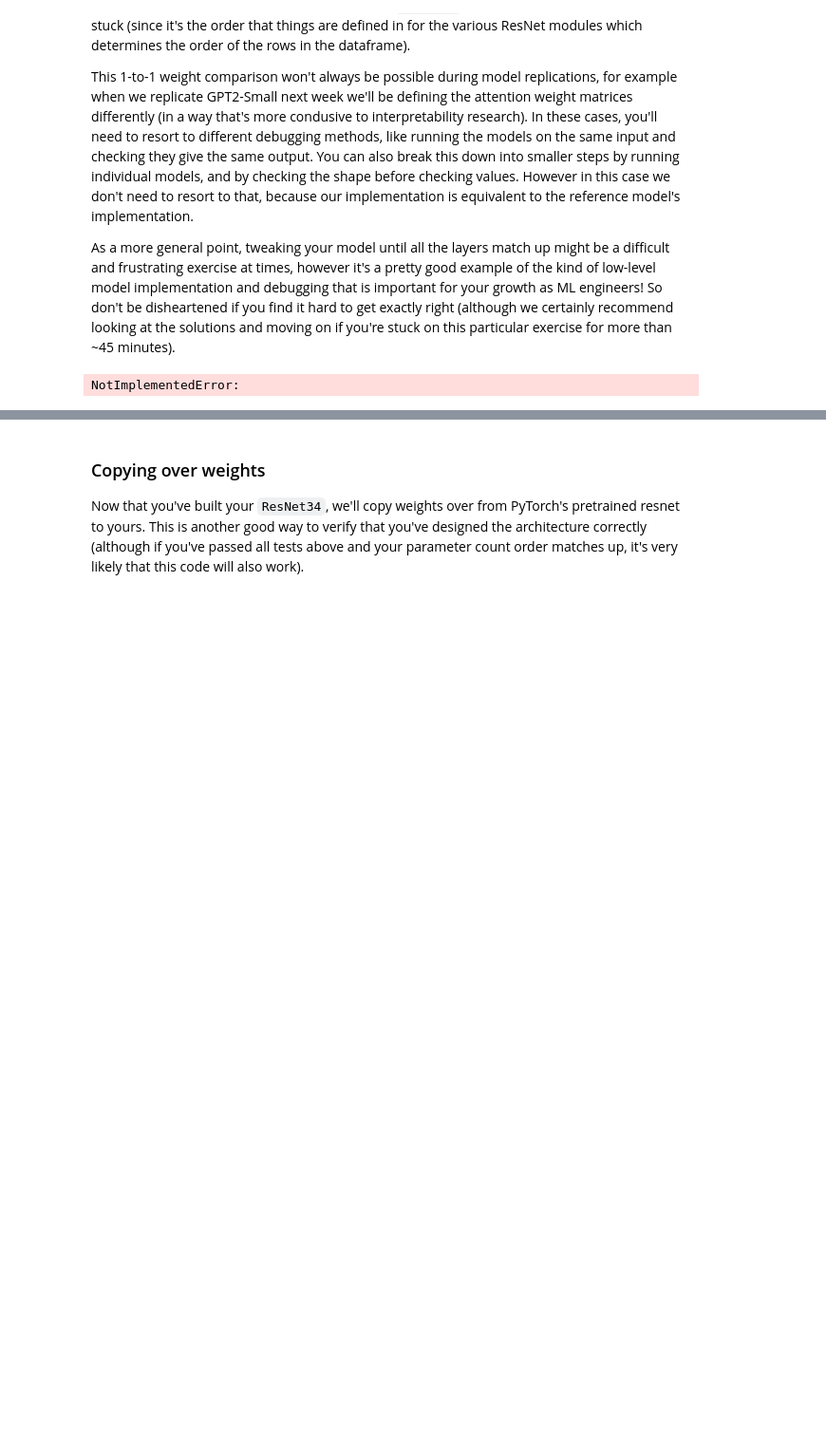
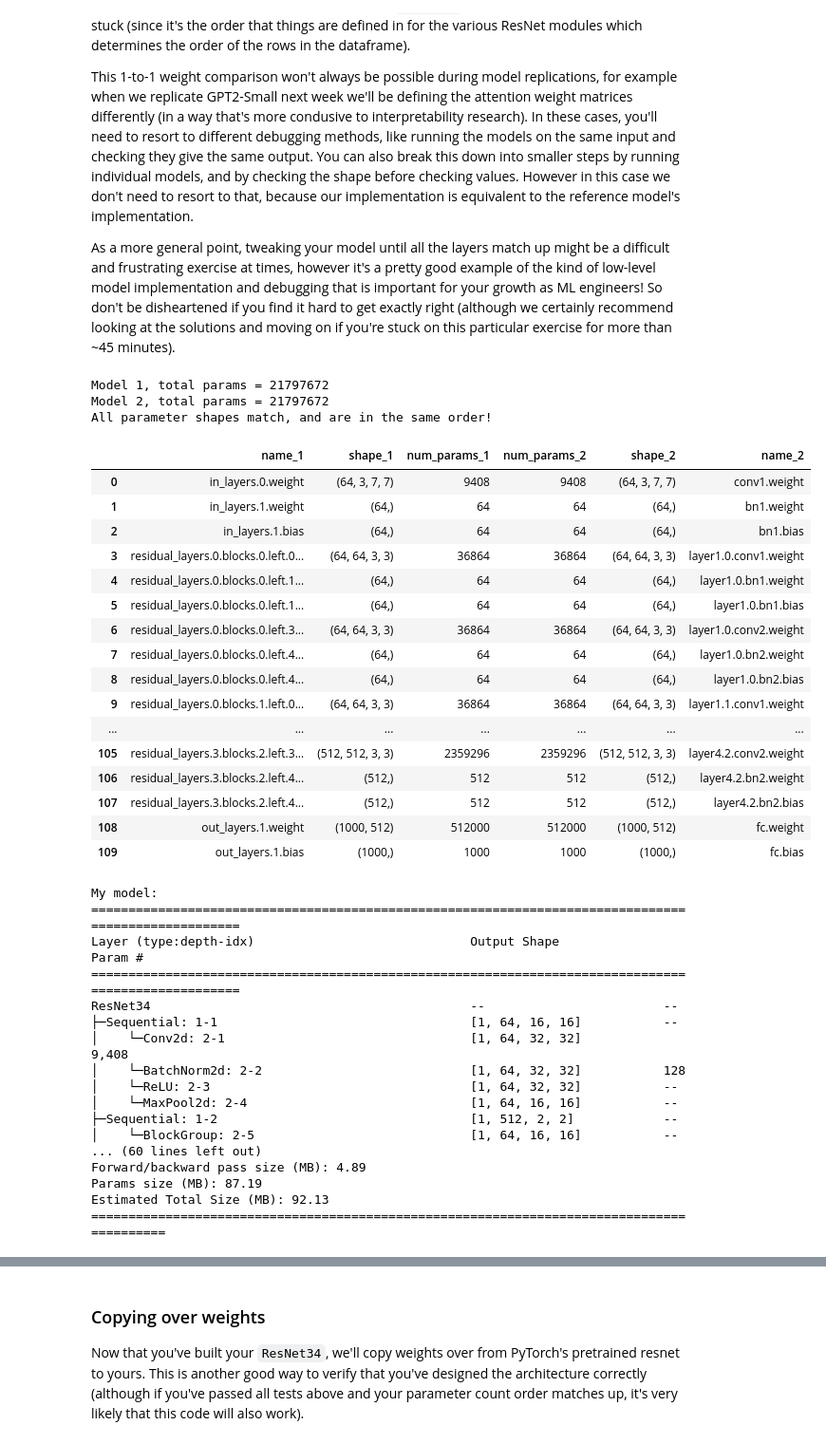
Before and after one commit to hughvd/ARENA, a Jupyter notebook: 0_2_CNNs_&_ResNets_exercises.ipynb, the cells around one changed output, grey strips where cells are left out. Shown at 95% size. Cells and saved outputs as stored; diff of their text form; code cells hidden in the pictures; blank space fills up the shorter version.

Commit message:
Finished resnet

```diff
--- a/0_2_CNNs_&_ResNets_exercises.ipynb
+++ b/0_2_CNNs_&_ResNets_exercises.ipynb
@@ -1493,7 +1493,7 @@ class BatchNorm2d(nn.Module):
           var = self.running_var
 
         # Allow for broadcasting
-        reshape = lambda x: einops.rearrange(x, "channels -> 1 channels 1 1")
+        reshape = lambda x: einops.rearrange(x, "c -> 1 c 1 1")
 
         # Remember to use pytorch funcions, not np.sqrt()!!!
         x_normed = (x - reshape(mean)) / (reshape(var) + self.eps).sqrt()
@@ -1868,37 +1868,92 @@ class ResNet34(nn.Module):
         n_blocks_per_group=[3, 4, 6, 3],
         out_features_per_group=[64, 128, 256, 512],
         first_strides_per_group=[1, 2, 2, 2],
         n_classes=1000,
     ):
         super().__init__()
         out_feats0 = 64
         self.n_blocks_per_group = n_blocks_per_group
         self.out_features_per_group = out_features_per_group
         self.first_strides_per_group = first_strides_per_group
         self.n_classes = n_classes
 
-        # YOUR CODE HERE - define all components of resnet34
-        raise NotImplementedError()
+        # Input: 1x3x64x64
+        self.in_layers = Sequential(
+            Conv2d(3, 64, 7, 2, 3), # 1x64x32x32
+            BatchNorm2d(64),
+            ReLU(),
+            MaxPool2d(3, 2) # 1x64x15x15
+        )
+        self.residual_layers = Sequential(*[
+            BlockGroup(n_blocks_per_group[i],
+                       [64, *self.out_features_per_group][i],
+                       self.out_features_per_group[i],
+                       first_strides_per_group[i]
+                       ) for i in range(len(n_blocks_per_group))
+        ])
+
+        self.out_layers = Sequential(
+            AveragePool(),
+            Linear(out_features_per_group[-1], n_classes)
+        )
 
     def forward(self, x: Tensor) -> Tensor:
         """
         x: shape (batch, channels, height, width)
         Return: shape (batch, n_classes)
         """
-        raise NotImplementedError()
+        first_block = self.in_layers(x)
+        residual_block = self.residual_layers(first_block)
+        out = self.out_layers(residual_block)
 
 
 my_resnet = ResNet34()
 
 # (1) Test via helper function `print_param_count`
 target_resnet = models.resnet34()  # without supplying a `weights` argument, we just initialize with random weights
 utils.print_param_count(my_resnet, target_resnet)
 
 # (2) Test via `torchinfo.summary`
 print("My model:", torchinfo.summary(my_resnet, input_size=(1, 3, 64, 64)), sep="\n")
 print("\nReference model:", torchinfo.summary(target_resnet, input_size=(1, 3, 64, 64), depth=2), sep="\n")
 # %% [output]
-NotImplementedError:
+Model 1, total params = 21797672
+Model 2, total params = 21797672
+All parameter shapes match, and are in the same order!
+|  | name_1 | shape_1 | num_params_1 | num_params_2 | shape_2 | name_2 |
+| 0 | in_layers.0.weight | (64, 3, 7, 7) | 9408 | 9408 | (64, 3, 7, 7) | conv1.weight |
+| 1 | in_layers.1.weight | (64,) | 64 | 64 | (64,) | bn1.weight |
+| 2 | in_layers.1.bias | (64,) | 64 | 64 | (64,) | bn1.bias |
+| 3 | residual_layers.0.blocks.0.left.0... | (64, 64, 3, 3) | 36864 | 36864 | (64, 64, 3, 3) | layer1.0.conv1.weight |
+| 4 | residual_layers.0.blocks.0.left.1... | (64,) | 64 | 64 | (64,) | layer1.0.bn1.weight |
+| 5 | residual_layers.0.blocks.0.left.1... | (64,) | 64 | 64 | (64,) | layer1.0.bn1.bias |
+| 6 | residual_layers.0.blocks.0.left.3... | (64, 64, 3, 3) | 36864 | 36864 | (64, 64, 3, 3) | layer1.0.conv2.weight |
+| 7 | residual_layers.0.blocks.0.left.4... | (64,) | 64 | 64 | (64,) | layer1.0.bn2.weight |
+| 8 | residual_layers.0.blocks.0.left.4... | (64,) | 64 | 64 | (64,) | layer1.0.bn2.bias |
+| 9 | residual_layers.0.blocks.1.left.0... | (64, 64, 3, 3) | 36864 | 36864 | (64, 64, 3, 3) | layer1.1.conv1.weight |
+| ... | ... | ... | ... | ... | ... | ... |
+| 105 | residual_layers.3.blocks.2.left.3... | (512, 512, 3, 3) | 2359296 | 2359296 | (512, 512, 3, 3) | layer4.2.conv2.weight |
+| 106 | residual_layers.3.blocks.2.left.4... | (512,) | 512 | 512 | (512,) | layer4.2.bn2.weight |
+| 107 | residual_layers.3.blocks.2.left.4... | (512,) | 512 | 512 | (512,) | layer4.2.bn2.bias |
+| 108 | out_layers.1.weight | (1000, 512) | 512000 | 512000 | (1000, 512) | fc.weight |
+| 109 | out_layers.1.bias | (1000,) | 1000 | 1000 | (1000,) | fc.bias |
+My model:
+====================================================================================================
+Layer (type:depth-idx)                             Output Shape              Param #
+====================================================================================================
+ResNet34                                           --                        --
+├─Sequential: 1-1                                  [1, 64, 16, 16]           --
+│    └─Conv2d: 2-1                                 [1, 64, 32, 32]           9,408
+│    └─BatchNorm2d: 2-2                            [1, 64, 32, 32]           128
+│    └─ReLU: 2-3                                   [1, 64, 32, 32]           --
+│    └─MaxPool2d: 2-4                              [1, 64, 16, 16]           --
+├─Sequential: 1-2                                  [1, 512, 2, 2]            --
+│    └─BlockGroup: 2-5                             [1, 64, 16, 16]           --
+... (60 lines left out)
+Forward/backward pass size (MB): 4.89
+Params size (MB): 87.19
+Estimated Total Size (MB): 92.13
+==========================================================================================
 # %% [markdown]
 <details>
 <summary>Help - I'm not sure how to construct each of the BlockGroups.</summary>
```
Also changed, not shown: parts of 1 cell of this notebook.
